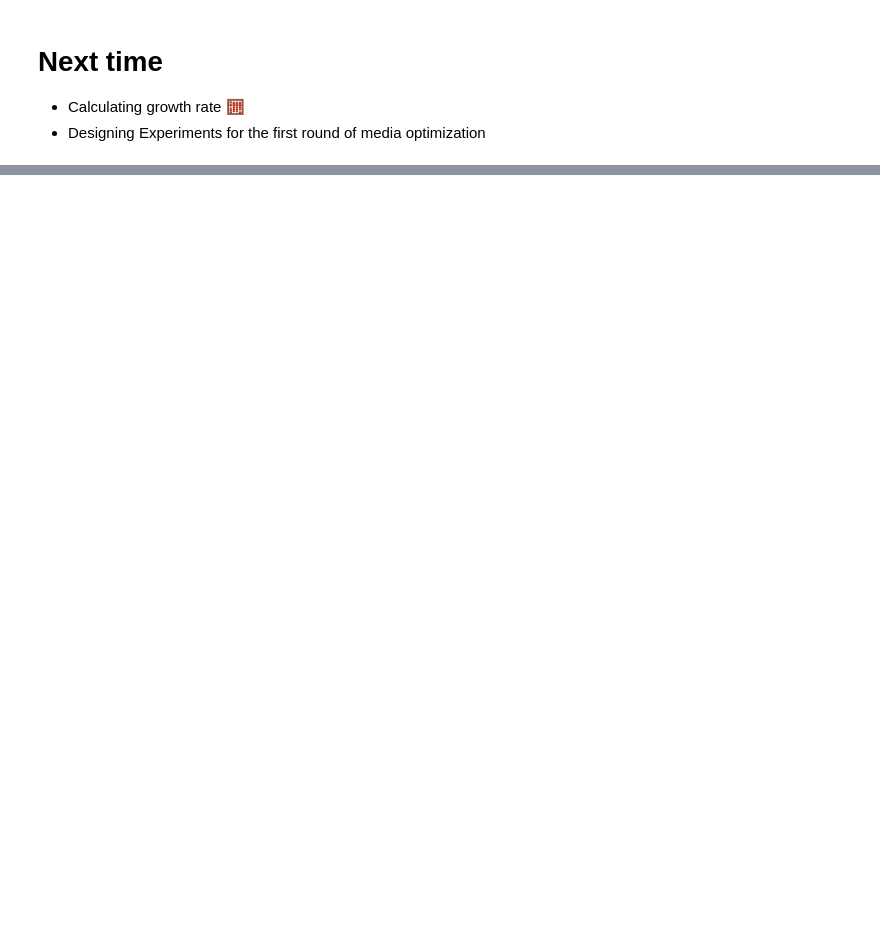
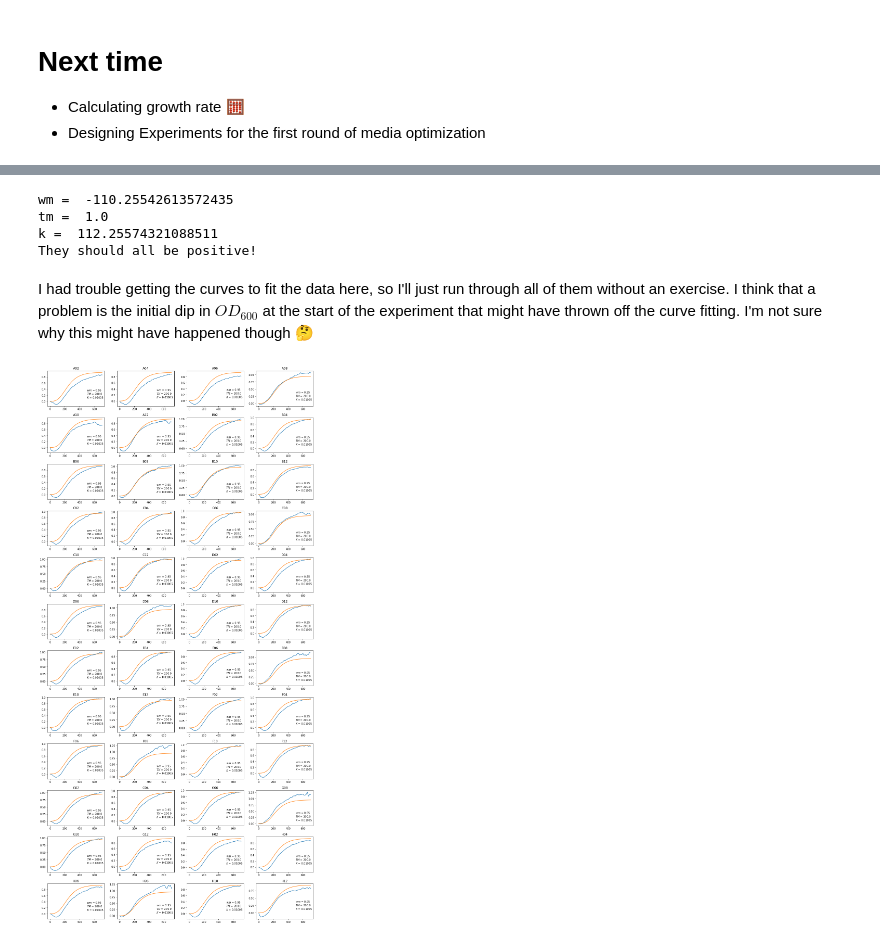
Before and after one commit to UoMMIB/Python-Club, a Jupyter notebook: Tutorials/Design-of-Experiments.ipynb, the cells around one changed output, grey strips where cells are left out. Cells and saved outputs as stored; diff of their text form; code cells hidden in the pictures; blank space fills up the shorter version.

```diff
--- a/Tutorials/Design-of-Experiments.ipynb
+++ b/Tutorials/Design-of-Experiments.ipynb
@@ -174,0 +254,4 @@ DesignOfExpAnswers.quick_plot(df.subtract(df[0], axis=0))
+# %%
+x = df.subtract(df[0], axis=0) # subtract baseline
+x = x.iloc[1::2,:] # every other row - only wells with cells
+x.head()
@@ -174,0 +276,43 @@ DesignOfExpAnswers.quick_plot(df.subtract(df[0], axis=0))
+# %%
+from scipy.optimize import curve_fit
+
+parameters, covariance_matrix = curve_fit(DesignOfExpAnswers.gomperz_ans, x.loc['A02',:], x.columns)
+wm,tm,k = parameters
+print('wm = ',wm)
+print('tm = ',tm)
+print('k = ',k)
+
+print('They should all be positive!')
+# %% [output]
+wm =  -110.25542613572435
+tm =  1.0
+k =  112.25574321088511
+They should all be positive!
+# %% [markdown]
+I had trouble getting the curves to fit the data here, so I'll just run through all of them without an exercise. I think that a problem is the initial dip in $OD_{600}$ at the start of the experiment that might have thrown off the curve fitting. I'm not sure why this might have happened though 🤔
+# %%
+bounds = ((0.6,100,0.0001),(1.3, 300,0.02)) #wm,tm,k,t
+parameters, covariance_matrix = curve_fit(DesignOfExpAnswers.gomperz_ans,
+                                          x.loc['A02',:],
+                                          x.columns,
+                                          bounds=bounds)
+wm,tm,k = parameters
+
+
+fig,ax = plt.subplots(12,4, figsize = (15,30))
+for row,subplot in zip(x.index, ax.flatten()):
+    parameters, covariance_matrix = curve_fit(DesignOfExpAnswers.gomperz_ans,
+                                              x.loc[row,:],
+                                              x.columns,
+                                              bounds=bounds)
+    wm,tm,k = parameters
+
+    subplot.plot(x.columns, x.loc[row,:])
+    subplot.plot(x.columns, DesignOfExpAnswers.gomperz_ans(wm,tm,k,x.columns))
+    subplot.set_title(row)
+    subplot.text(500,0.1,f'$wm$ = {round(wm,2)}\n$TM$ = {round(tm,2)}\n$K$ = {round(k,6)}')
+
+plt.tight_layout()
+plt.show()
+# %% [output]
+[figure, added]
```
Also changed, not shown: parts of 15 cells of this notebook, 1 other file.
